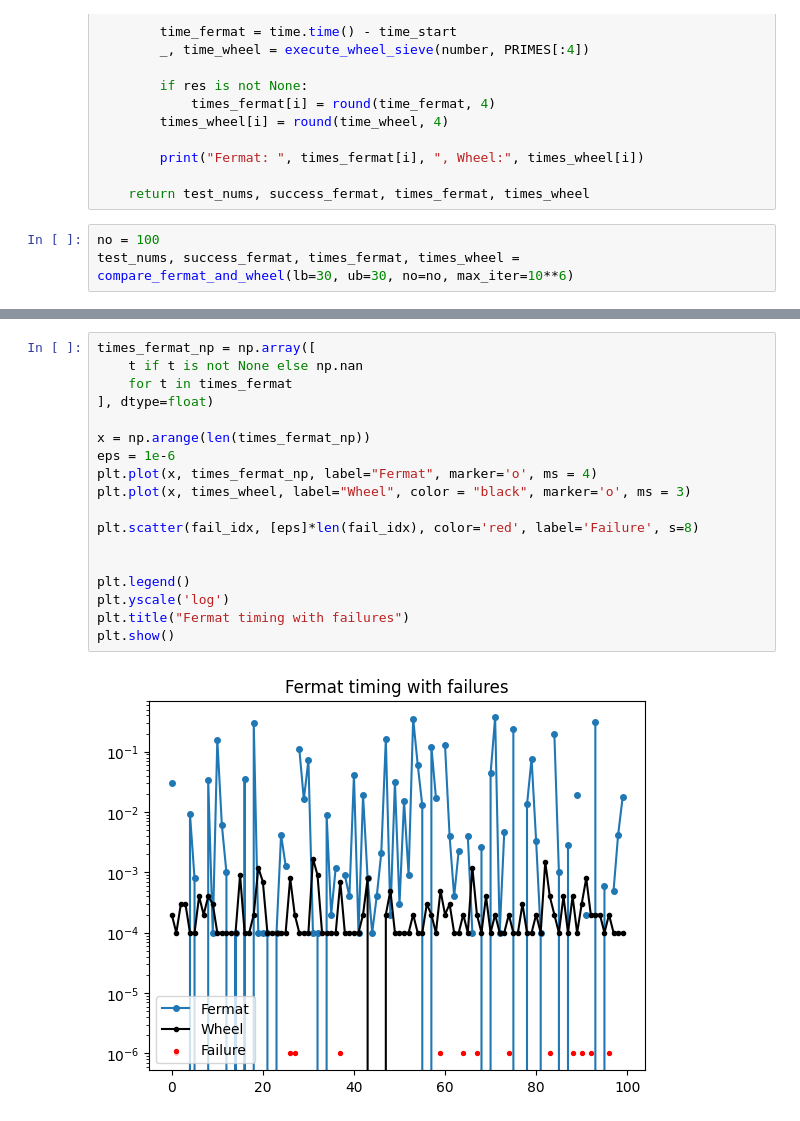
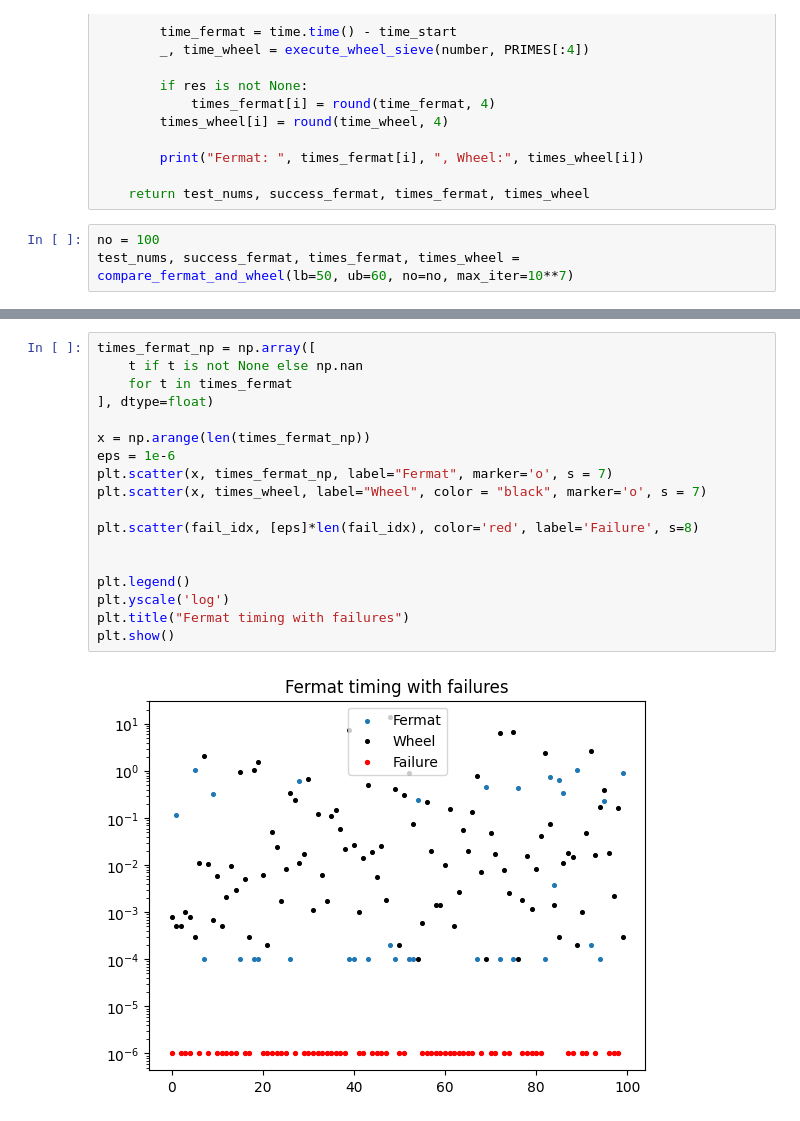
Before and after one commit to Jakub-Karczewski/cryptography_in_data_science, a Jupyter notebook: factorization/lab-factorization.ipynb, the cells around one changed output, grey strips where cells are left out. Drawn from its saved outputs; the diff is of its cells as text.

Commit message:
Plot for fermat

```diff
--- a/factorization/lab-factorization.ipynb
+++ b/factorization/lab-factorization.ipynb
@@ -1036,5 +1036,5 @@ def compare_fermat_and_wheel(lb = 30, ub = 40, no = 100, max_iter = 10**7):
     return test_nums, success_fermat, times_fermat, times_wheel
 # %%
 no = 100
-test_nums, success_fermat, times_fermat, times_wheel = compare_fermat_and_wheel(lb=30, ub=30, no=no, max_iter=10**6)
+test_nums, success_fermat, times_fermat, times_wheel = compare_fermat_and_wheel(lb=50, ub=60, no=no, max_iter=10**7)
 # %% [output]
@@ -1088,20 +1072,20 @@ plt.plot([i for i in range(len(times_fermat_np))], times_fermat_np)
 # %%
 times_fermat_np = np.array([
     t if t is not None else np.nan
     for t in times_fermat
 ], dtype=float)
 
 x = np.arange(len(times_fermat_np))
 eps = 1e-6
-plt.plot(x, times_fermat_np, label="Fermat", marker='o', ms = 4)
-plt.plot(x, times_wheel, label="Wheel", color = "black", marker='o', ms = 3)
+plt.scatter(x, times_fermat_np, label="Fermat", marker='o', s = 7)
+plt.scatter(x, times_wheel, label="Wheel", color = "black", marker='o', s = 7)
 
 plt.scatter(fail_idx, [eps]*len(fail_idx), color='red', label='Failure', s=8)
 
 
 plt.legend()
 plt.yscale('log')
 plt.title("Fermat timing with failures")
 plt.show()
 # %% [output]
-[figure, old version]
+[figure, new version]
```
Also changed, not shown: parts of 9 cells of this notebook.
